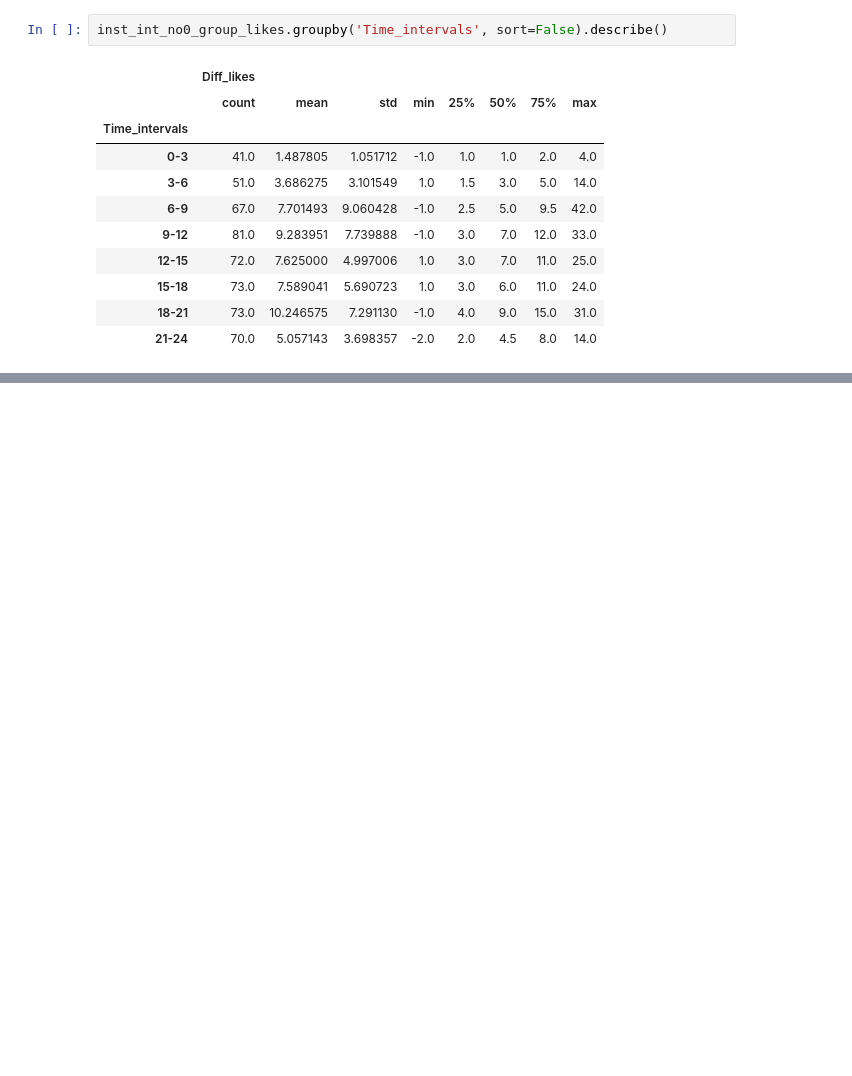
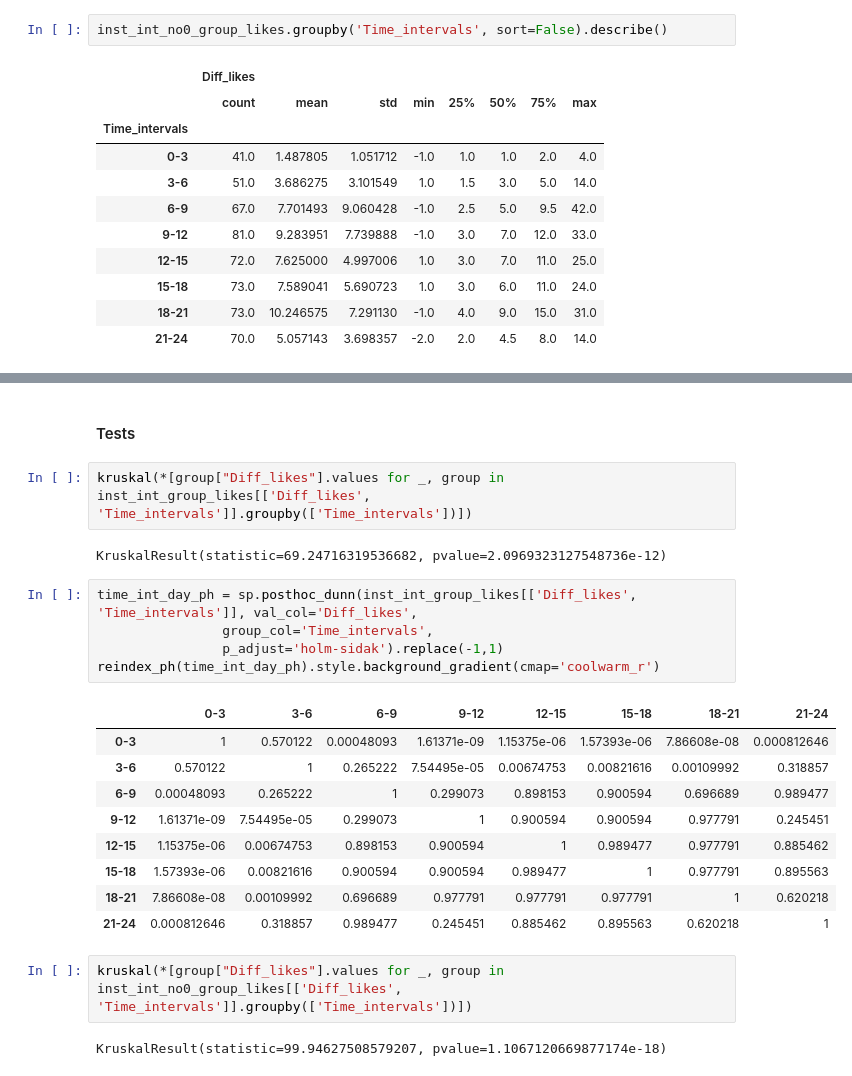
Before and after one commit to Frat3r/instagram, a Jupyter notebook: inst_analysis_likes.ipynb, the cells around one changed output, grey strips where cells are left out. Saved outputs shown, nothing was run; the diff lists cells and outputs as text; blank space fills up the shorter version.

```diff
--- a/inst_analysis_likes.ipynb
+++ b/inst_analysis_likes.ipynb
@@ -408,0 +468,25 @@ for time_int in time_int_hist:
+# %% [markdown]
+#### Tests
+# %%
+kruskal(*[group["Diff_likes"].values for _, group in inst_int_group_likes[['Diff_likes', 'Time_intervals']].groupby(['Time_intervals'])])
+# %% [output]
+KruskalResult(statistic=69.24716319536682, pvalue=2.0969323127548736e-12)
+# %%
+time_int_day_ph = sp.posthoc_dunn(inst_int_group_likes[['Diff_likes', 'Time_intervals']], val_col='Diff_likes',
+                group_col='Time_intervals',
+                p_adjust='holm-sidak').replace(-1,1)
+reindex_ph(time_int_day_ph).style.background_gradient(cmap='coolwarm_r')
+# %% [output]
+|  | 0-3 | 3-6 | 6-9 | 9-12 | 12-15 | 15-18 | 18-21 | 21-24 |
+| 0-3 | 1 | 0.570122 | 0.00048093 | 1.61371e-09 | 1.15375e-06 | 1.57393e-06 | 7.86608e-08 | 0.000812646 |
+| 3-6 | 0.570122 | 1 | 0.265222 | 7.54495e-05 | 0.00674753 | 0.00821616 | 0.00109992 | 0.318857 |
+| 6-9 | 0.00048093 | 0.265222 | 1 | 0.299073 | 0.898153 | 0.900594 | 0.696689 | 0.989477 |
+| 9-12 | 1.61371e-09 | 7.54495e-05 | 0.299073 | 1 | 0.900594 | 0.900594 | 0.977791 | 0.245451 |
+| 12-15 | 1.15375e-06 | 0.00674753 | 0.898153 | 0.900594 | 1 | 0.989477 | 0.977791 | 0.885462 |
+| 15-18 | 1.57393e-06 | 0.00821616 | 0.900594 | 0.900594 | 0.989477 | 1 | 0.977791 | 0.895563 |
+| 18-21 | 7.86608e-08 | 0.00109992 | 0.696689 | 0.977791 | 0.977791 | 0.977791 | 1 | 0.620218 |
+| 21-24 | 0.000812646 | 0.318857 | 0.989477 | 0.245451 | 0.885462 | 0.895563 | 0.620218 | 1 |
+# %%
+kruskal(*[group["Diff_likes"].values for _, group in inst_int_no0_group_likes[['Diff_likes', 'Time_intervals']].groupby(['Time_intervals'])])
+# %% [output]
+KruskalResult(statistic=99.94627508579207, pvalue=1.1067120669877174e-18)
```
Also changed, not shown: parts of 23 cells of this notebook, 1 other file.
